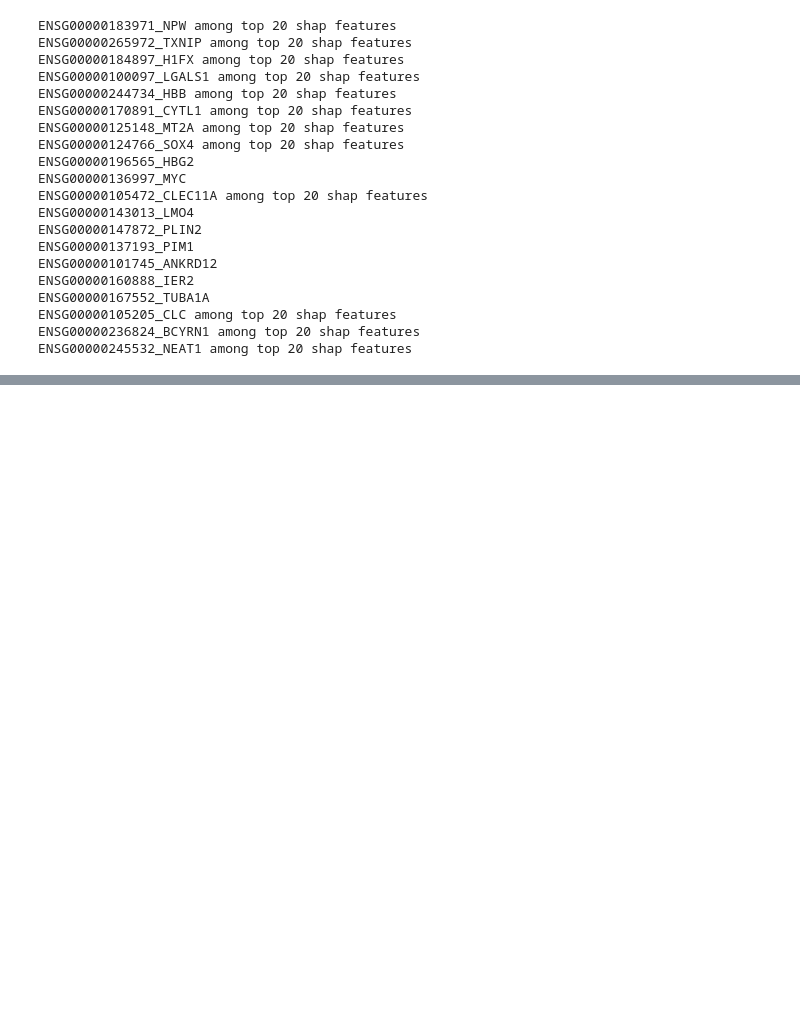
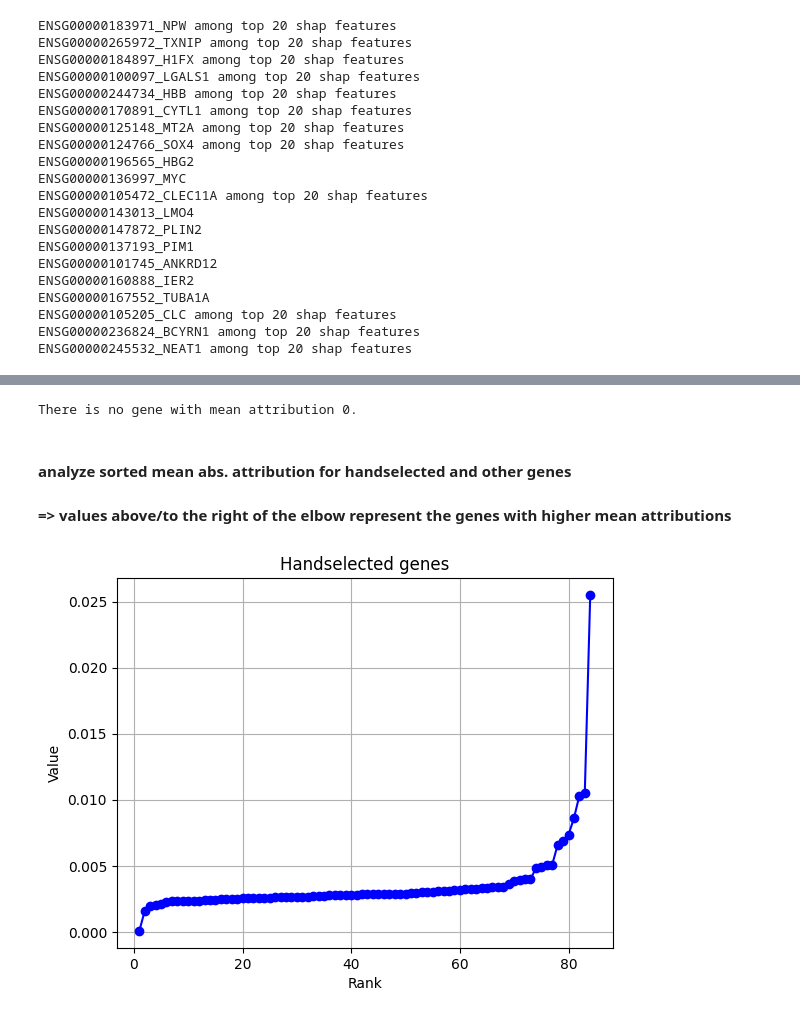
Before and after one commit to valentina-kg/open-problems-multimodal-3rd-solution, a Jupyter notebook: code/4.model/pred/attribution_analysis.ipynb, the cells around one changed output, grey strips where cells are left out. Cells and saved outputs as stored; diff of their text form; code cells hidden in the pictures; blank space fills up the shorter version.

Commit message:
shap properties and mean attr

```diff
--- a/code/4.model/pred/attribution_analysis.ipynb
+++ b/code/4.model/pred/attribution_analysis.ipynb
@@ -336,0 +339,3 @@ ENSG00000245532_NEAT1 among top 20 shap features
+# %%
+attr_all_22085_genes = pd.read_pickle(lrz_path + 'large_preprocessed_files/attr_all_genes/attr_all_22085_genes_17_50_samples.pkl')[0]   # only [0] for now
+attr_all_22085_genes.shape
@@ -336,0 +404,17 @@ ENSG00000245532_NEAT1 among top 20 shap features
+# %%
+# Now, consider 84 handselected genes
+genes_handselected = np.loadtxt('2.preprocess_to_feature/cite/handselected_84_gene_ids.txt', dtype=str)
+abs_mean_attributions_handselected = np.mean(np.abs(np.array(attr_all_22085_genes)[:, -84:]), axis=0)
+
+distribution_handselected = np.histogram(abs_mean_attributions_handselected, bins=10)
+
+print("Distribution of absolute values of mean attributions per handselected gene:")
+for value, count in zip(distribution_handselected[1], distribution_handselected[0]):
+    print("Range: {:.5f} - {:.5f}, Count: {}".format(value, value + distribution_handselected[1][1], count))
+
+# get top attributing genes
+genes_higher_attr_handselected_idx = np.where(abs_mean_attributions_handselected >= 0.00516)[0]    # I chose this threshold to get genes in smaller bins
+# print(genes_higher_attr_handselected_idx)
+print('Top attributing genes:')
+genes_higher_attr_handselected = [genes_handselected[idx] for idx in genes_higher_attr_handselected_idx]
+genes_higher_attr_handselected
@@ -336,0 +448,25 @@ ENSG00000245532_NEAT1 among top 20 shap features
+# %%
+# print genes with mean attribution 0 if they exist
+try:
+    index_attr_0 = abs_mean_attributions_handselected.tolist().index(0)
+    print(index_attr_0)
+    print('Gene with mean attribution 0: ', gene_ids[index_attr_0])
+except:
+    print('There is no gene with mean attribution 0.')
+# %% [output]
+There is no gene with mean attribution 0.
+# %% [markdown]
+#### analyze sorted mean abs. attribution for handselected and other genes
+#### => values above/to the right of the elbow represent the genes with higher mean attributions
+# %%
+values = np.sort(abs_mean_attributions_handselected)
+ranks = np.arange(1, len(values) + 1)
+
+plt.plot(ranks, values, marker='o', linestyle='-', color='blue')
+plt.xlabel('Rank')
+plt.ylabel('Value')
+plt.title('Handselected genes')
+plt.grid(True)
+plt.show()
+# %% [output]
+[figure, added]
```
Also changed, not shown: parts of 10 cells of this notebook, 3 other files.
